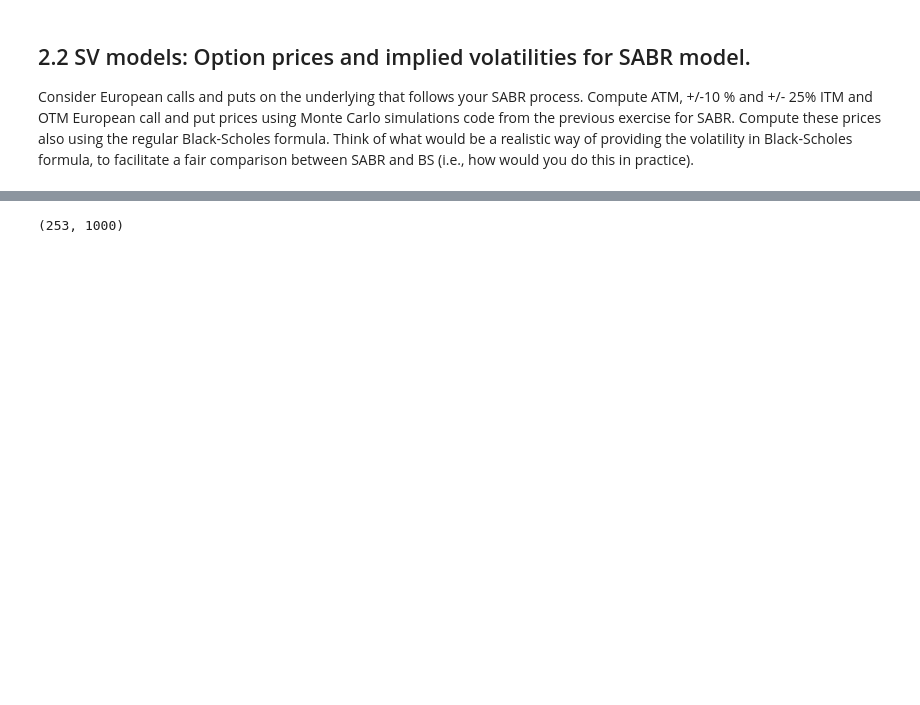
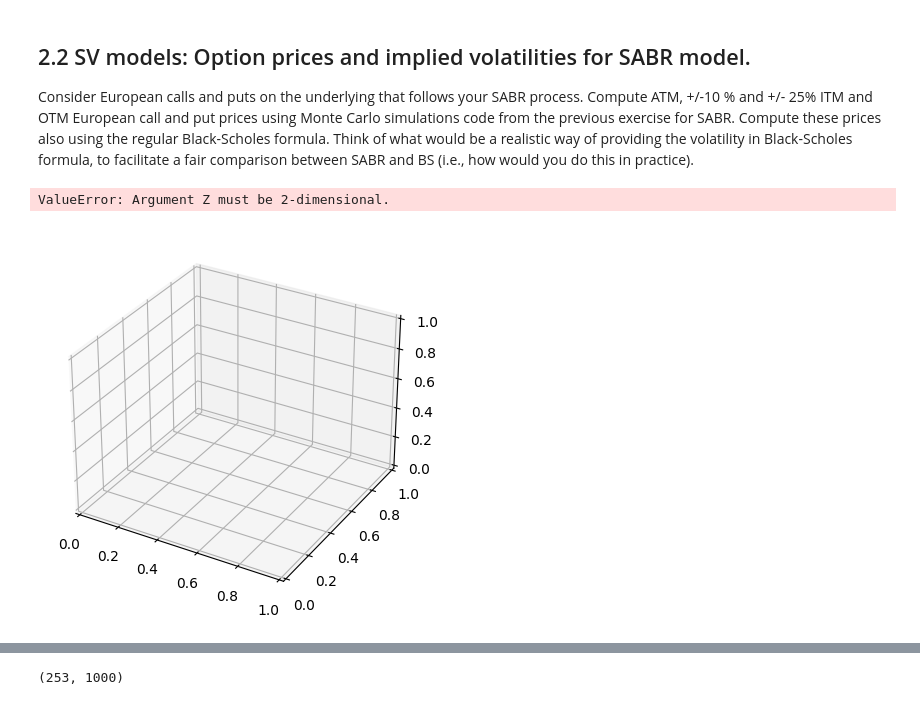
Before and after one commit to Lebramjames/E_FIN_SPFDM, a Jupyter notebook: assignment 2/assignment2_group1_2.ipynb, the cells around one changed output, grey strips where cells are left out. Drawn from its saved outputs; the diff is of its cells as text; code cells hidden in the pictures; blank space fills up the shorter version.

```diff
--- a/assignment 2/assignment2_group1_2.ipynb
+++ b/assignment 2/assignment2_group1_2.ipynb
@@ -83,13 +88,3 @@ using Monte Carlo simulations code from the previous exercise for SABR. Compute
 these prices also using the regular Black-Scholes formula. Think of what would be a
 realistic way of providing the volatility in Black-Scholes formula, to facilitate a fair
 comparison between SABR and BS (i.e., how would you do this in practice).
-# %%
-F0 = 1.0
-r = 0.0
-sigma0 = 0.2
-beta = 1
-rho = -0.7
-alpha = 0.5
-
-SABR_model = SABR_model_simulation()
-F, sigma = SABR_model.sabr_model_sim(F0, sigma0, rho, beta, alpha, T, n_steps, M)
@@ -97,0 +93,25 @@ BlackScholes.calc_blackscholes()
+# %%
+# 3D plot
+fig = plt.figure()
+ax = fig.add_subplot(111, projection='3d')
+
+# Assuming F and sigma are 2D arrays with same shape
+# and T is a scalar or a 1D array that matches one of the dimensions of F and sigma
+# Adjust the following line according to the actual shapes of your arrays
+T_array = np.linspace(0, T, n_steps)
+
+# Create a meshgrid for plotting
+F_mesh, T_mesh = np.meshgrid(F[:-1,0], T_array)
+sigma_mesh = sigma[:-1,0] # Adjust this if sigma is not already a 2D array matching F_mesh and T_mesh
+
+# Plot surface
+ax.plot_surface(F_mesh, T_mesh, sigma_mesh, cmap='viridis')
+
+ax.set_xlabel('Forward Price')
+ax.set_ylabel('Maturity')
+ax.set_zlabel('Implied Volatility')
+
+plt.show()
+# %% [output]
+ValueError: Argument Z must be 2-dimensional.
+[figure, added]
```
Also changed, not shown: parts of 10 cells of this notebook, 4 other files.
